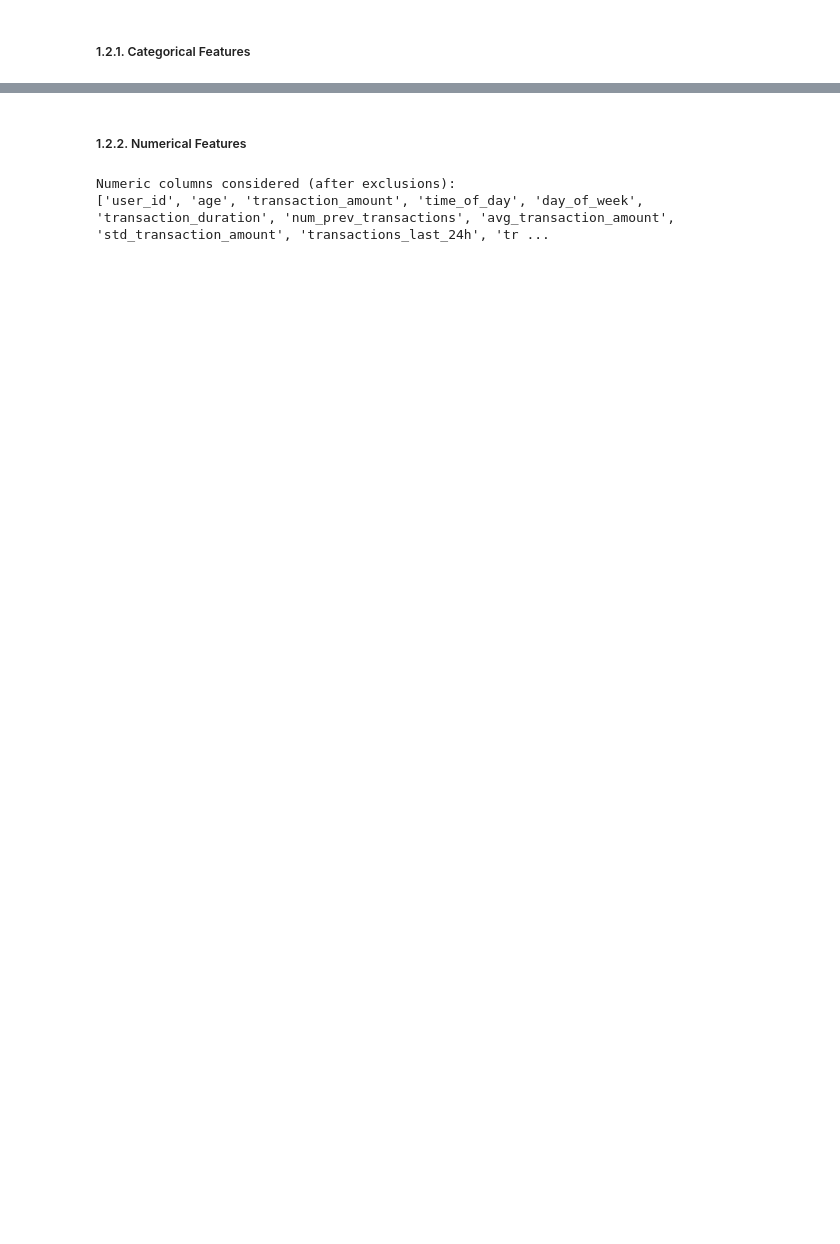
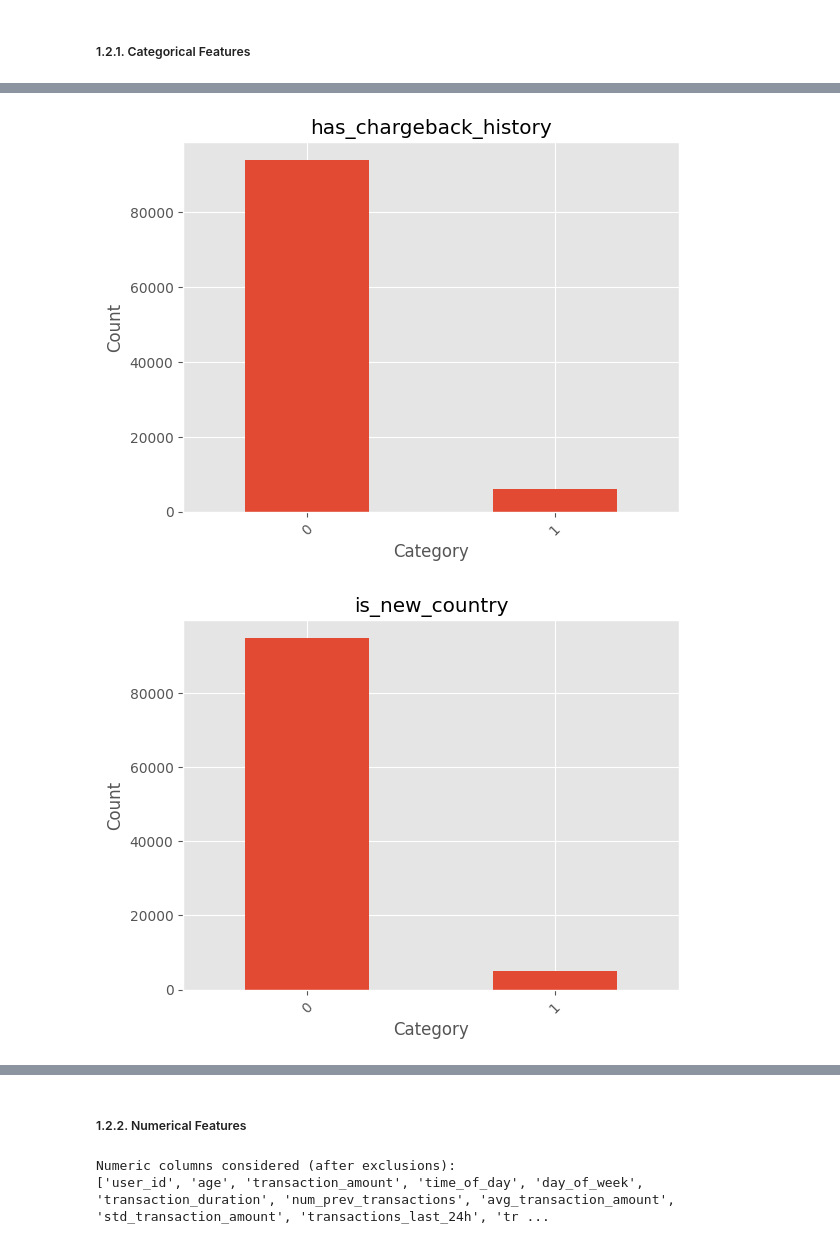
Before and after one commit to wiijaakk/IF3070_Tubes2_AbyuDAIya-Ganbatte, a Jupyter notebook: IF3070 Dasar Artificial Intelligence _ Tugas Besar 2 Notebook.ipynb, the cells around one changed output, grey strips where cells are left out. Cells and saved outputs as stored; diff of their text form; code cells hidden in the pictures; blank space fills up the shorter version.

```diff
--- a/IF3070 Dasar Artificial Intelligence _ Tugas Besar 2 Notebook.ipynb
+++ b/IF3070 Dasar Artificial Intelligence _ Tugas Besar 2 Notebook.ipynb
@@ -221,0 +166,14 @@ Number of Unique Values for Categorical Features (including detected 0/1/NaN num
+# %%
+import matplotlib.pyplot as plt
+
+for col in all_categorical:
+    plt.figure()
+    train[col].value_counts().plot(kind='bar')
+    plt.title(col)
+    plt.xlabel("Category")
+    plt.ylabel("Count")
+    plt.xticks(rotation=45)
+    plt.show()
+# %% [output]
+[figure, added]
+[figure, added]
```
Also changed, not shown: parts of 15 cells of this notebook, 13 other files.
